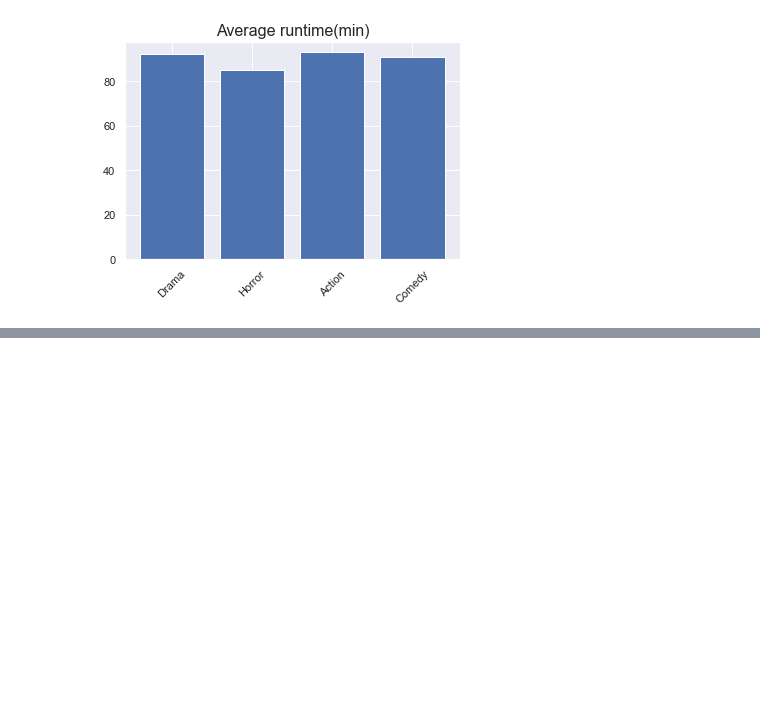
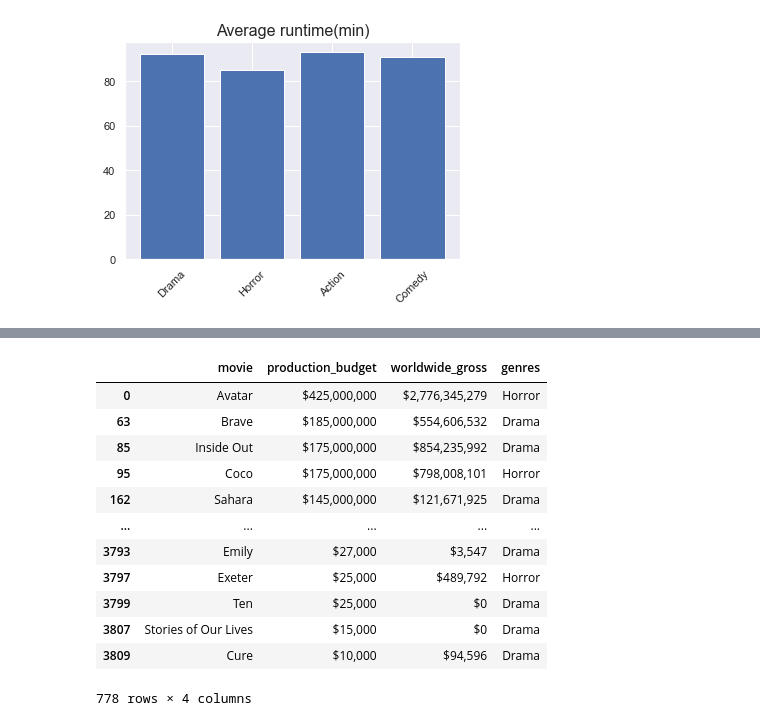
Before and after one commit to kjkahalley/optimal-film-analysis, a Jupyter notebook: first-notebook.ipynb, the cells around one changed output, grey strips where cells are left out. Drawn from its saved outputs; the diff is of its cells as text; code cells hidden in the pictures; blank space fills up the shorter version.

```diff
--- a/first-notebook.ipynb
+++ b/first-notebook.ipynb
@@ -177,0 +209,19 @@ plt.savefig('Avg runtime bar graph')
+# %%
+data2 = [df_genres["movie"], df_genres["production_budget"], df_genres["worldwide_gross"], df_genres["genres"]]
+headers = ["movie", "production_budget", "worldwide_gross", "genres"]
+genre_budget = pd.concat(data2, axis=1, keys=headers)
+genre_budget
+# %% [output]
+|  | movie | production_budget | worldwide_gross | genres |
+| 0 | Avatar | $425,000,000 | $2,776,345,279 | Horror |
+| 63 | Brave | $185,000,000 | $554,606,532 | Drama |
+| 85 | Inside Out | $175,000,000 | $854,235,992 | Drama |
+| 95 | Coco | $175,000,000 | $798,008,101 | Horror |
+| 162 | Sahara | $145,000,000 | $121,671,925 | Drama |
+| ... | ... | ... | ... | ... |
+| 3793 | Emily | $27,000 | $3,547 | Drama |
+| 3797 | Exeter | $25,000 | $489,792 | Horror |
+| 3799 | Ten | $25,000 | $0 | Drama |
+| 3807 | Stories of Our Lives | $15,000 | $0 | Drama |
+| 3809 | Cure | $10,000 | $94,596 | Drama |
+778 rows × 4 columns
```
Also changed, not shown: parts of 6 cells of this notebook.
